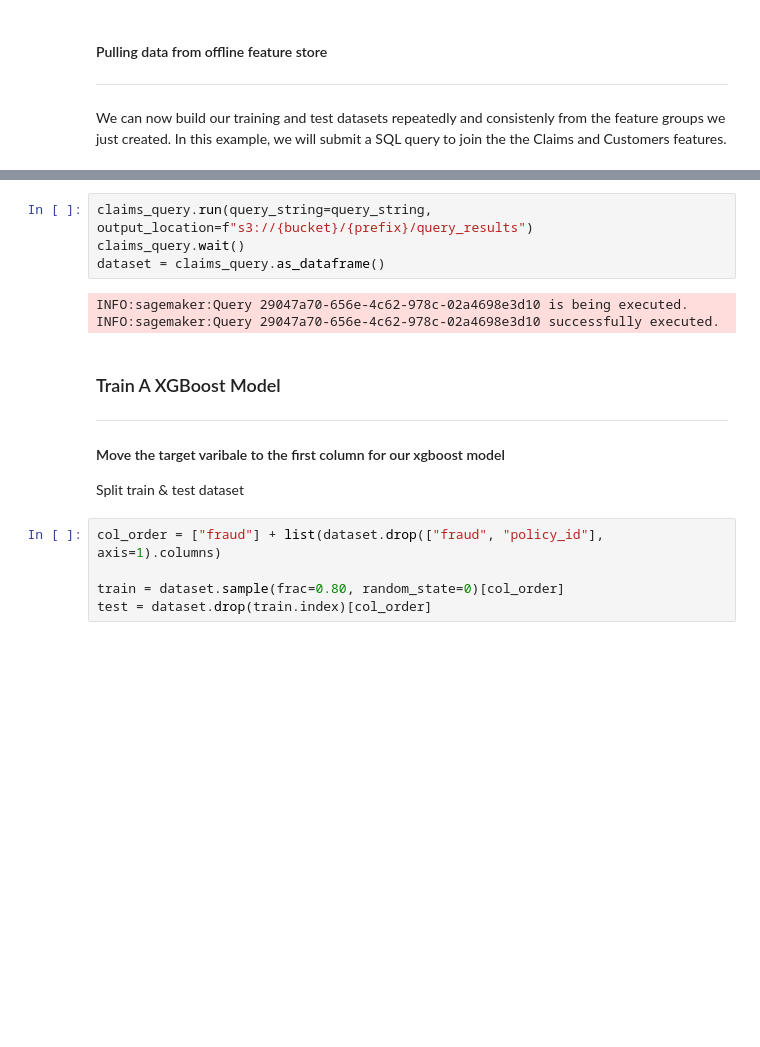
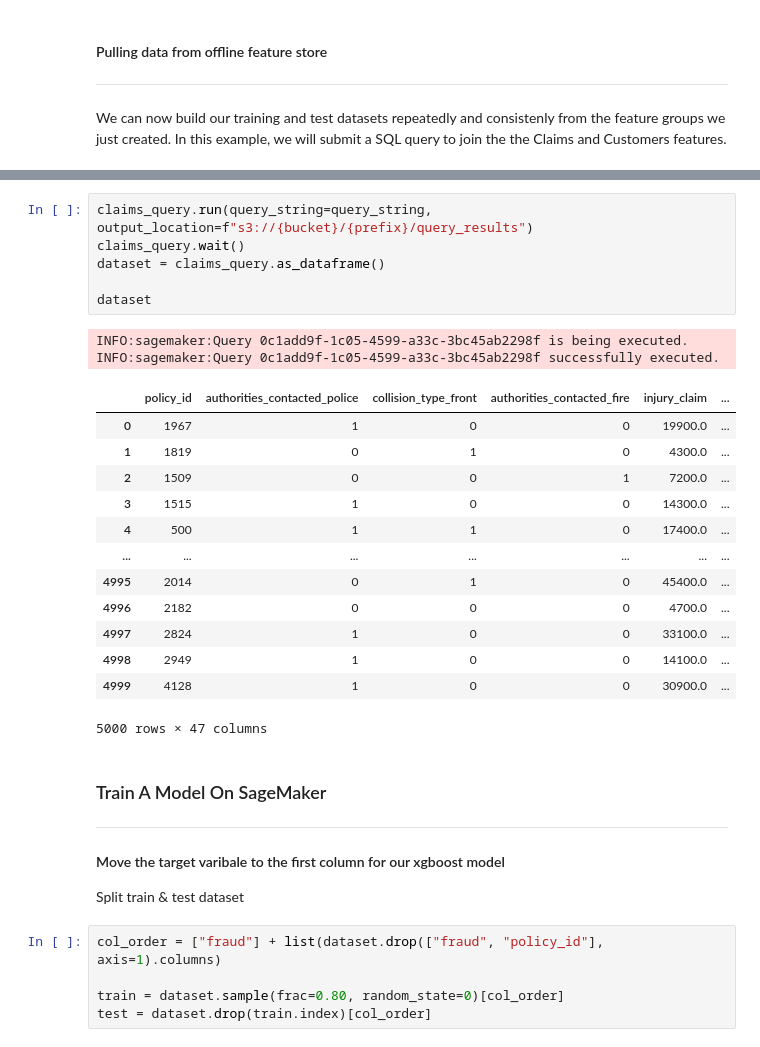
Before and after one commit to jw207427/sagemaker-end2end-demo, a Jupyter notebook: 0-end2end-sagemaker-demo.ipynb, the cells around one changed output, grey strips where cells are left out. Cells and saved outputs as stored; diff of their text form; blank space fills up the shorter version.

```diff
--- a/0-end2end-sagemaker-demo.ipynb
+++ b/0-end2end-sagemaker-demo.ipynb
@@ -285,12 +352,27 @@ ON "{claims_table}".policy_id = "{customers_table}".policy_id
 # %%
 claims_query.run(query_string=query_string, output_location=f"s3://{bucket}/{prefix}/query_results")
 claims_query.wait()
 dataset = claims_query.as_dataframe()
+
+dataset
 # %% [output]
-INFO:sagemaker:Query 29047a70-656e-4c62-978c-02a4698e3d10 is being executed.
-INFO:sagemaker:Query 29047a70-656e-4c62-978c-02a4698e3d10 successfully executed.
+INFO:sagemaker:Query 0c1add9f-1c05-4599-a33c-3bc45ab2298f is being executed.
+INFO:sagemaker:Query 0c1add9f-1c05-4599-a33c-3bc45ab2298f successfully executed.
+|  | policy_id | authorities_contacted_police | collision_type_front | authorities_contacted_fire | injury_claim | ... |
+| 0 | 1967 | 1 | 0 | 0 | 19900.0 | ... |
+| 1 | 1819 | 0 | 1 | 0 | 4300.0 | ... |
+| 2 | 1509 | 0 | 0 | 1 | 7200.0 | ... |
+| 3 | 1515 | 1 | 0 | 0 | 14300.0 | ... |
+| 4 | 500 | 1 | 1 | 0 | 17400.0 | ... |
+| ... | ... | ... | ... | ... | ... | ... |
+| 4995 | 2014 | 0 | 1 | 0 | 45400.0 | ... |
+| 4996 | 2182 | 0 | 0 | 0 | 4700.0 | ... |
+| 4997 | 2824 | 1 | 0 | 0 | 33100.0 | ... |
+| 4998 | 2949 | 1 | 0 | 0 | 14100.0 | ... |
+| 4999 | 4128 | 1 | 0 | 0 | 30900.0 | ... |
+5000 rows × 47 columns
 # %% [markdown]
-### Train A XGBoost Model
+### Train A Model On SageMaker
 ----
 #### Move the target varibale to the first column for our xgboost model
 
```
Also changed, not shown: parts of 49 cells of this notebook, 10 other files.
